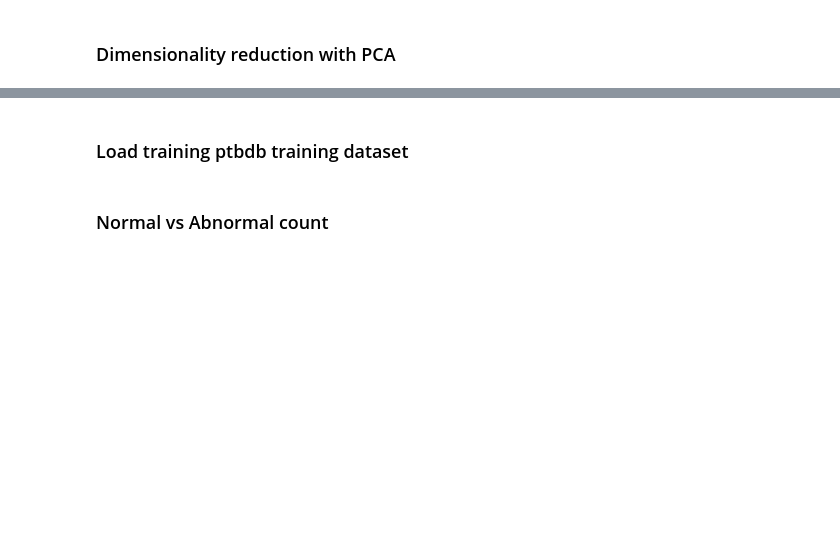
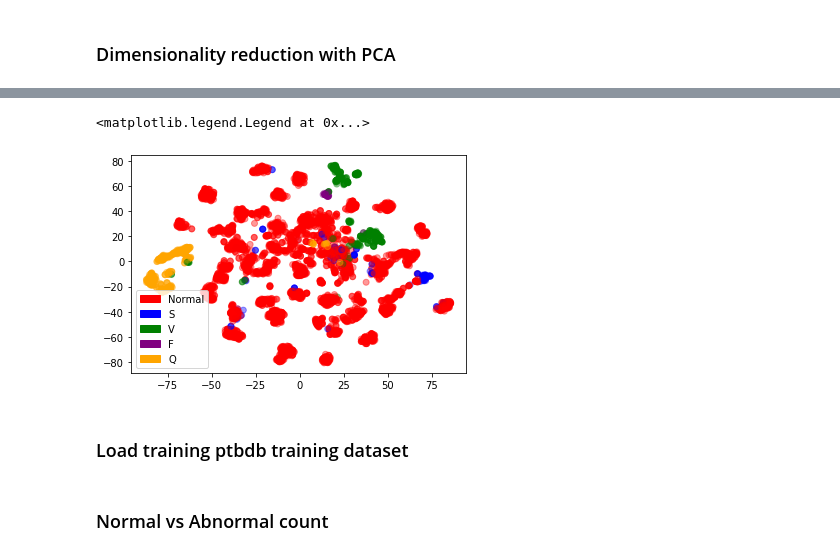
Before and after one commit to CarlosGomes98/ECG-Classification, a Jupyter notebook: Visualization.ipynb, the cells around one changed output, grey strips where cells are left out. Saved outputs shown, nothing was run; the diff lists cells and outputs as text; code cells hidden in the pictures; blank space fills up the shorter version.

```diff
--- a/Visualization.ipynb
+++ b/Visualization.ipynb
@@ -75,3 +99,21 @@ plt.legend(axes, label_names)
+# %%
+# increasing subset size RAPIDLY increases run time
+subset_size = 5000
+X_centered = embedings - embedings.mean(axis=0)
+subset = np.random.randint(X_centered.shape[0], size=(subset_size))
+pca = decomposition.PCA(n_components=50)
+embedings_reduced = pca.fit_transform(embedings[subset])
+t_sne = TSNE(n_components=2).fit_transform(embedings_reduced)
+# %%
+colors = ['r', 'b', 'g', 'purple', 'orange']
+label_names = ['Normal', 'S', 'V', 'F', 'Q']
+colors_artists = [mpatches.Patch(color=colors[i], label=label_names[i]) for i in range(5)]
+sc = plt.scatter([t_sne[i, 0] for i in range(subset_size)], [t_sne[i, 1] for i in range(subset_size)],
+                 c=[colors[Y[subset[i]]] for i in range(subset_size)], label=[Y[subset[i]] for i in range(subset_size)], alpha=0.4)
+plt.legend(handles=colors_artists)
+# %% [output]
+<matplotlib.legend.Legend at 0x...>
+[figure, added]
 # %% [markdown]
 ### Load training ptbdb training dataset
 # %%
```
Also changed, not shown: parts of 18 cells of this notebook, 4 other files.
